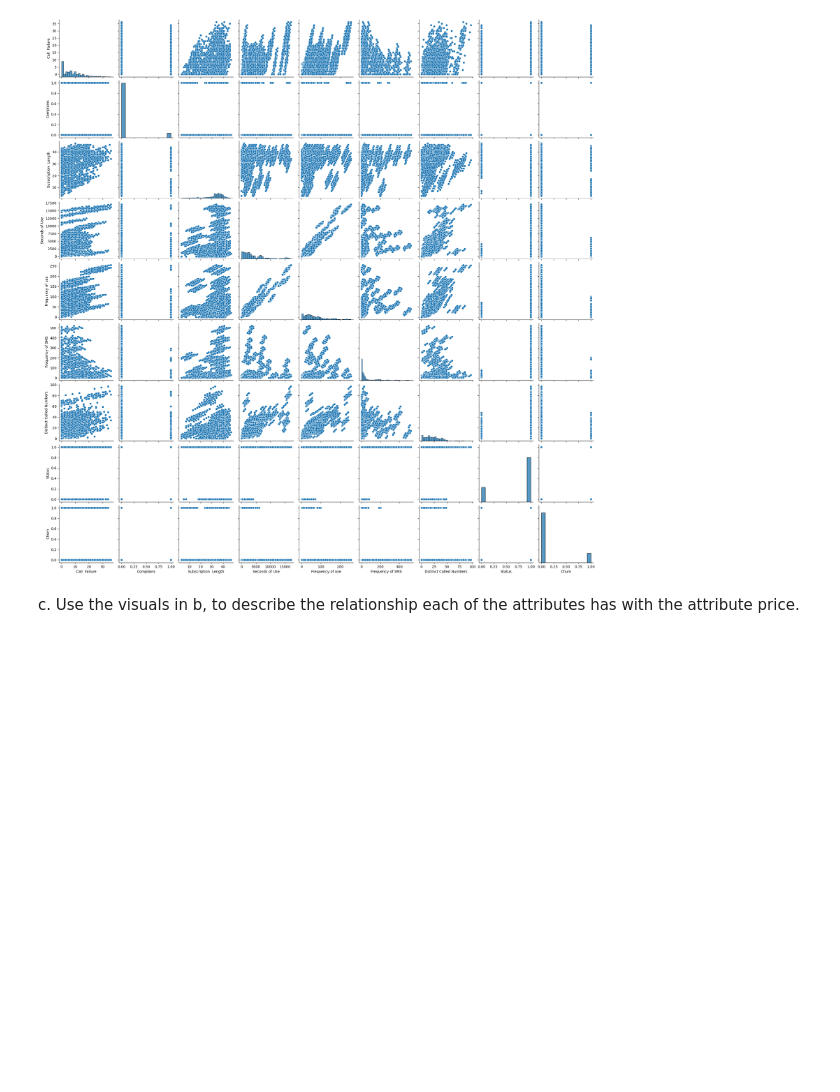
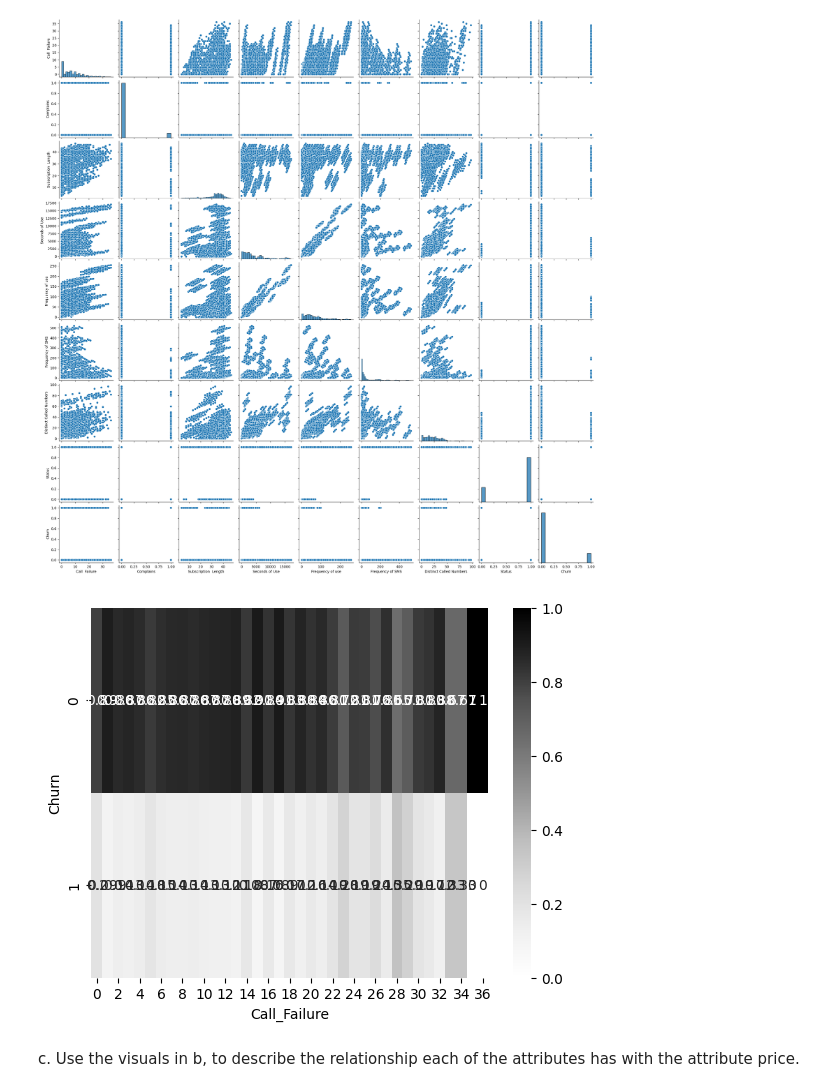
Before and after one commit to ColeDM-2020/Hands-On-Data-INST-447, a Jupyter notebook: Lab 4/wks04_analysis.ipynb, the cells around one changed output. Drawn from its saved outputs; the diff is of its cells as text; code cells hidden in the pictures; blank space fills up the shorter version.

```diff
--- a/Lab 4/wks04_analysis.ipynb
+++ b/Lab 4/wks04_analysis.ipynb
@@ -120,10 +120,12 @@ sns.pairplot(customer_df)
 <seaborn.axisgrid.PairGrid at 0x...>
 [figure]
 # %%
-contingency_tbl = pd.crosstab(adult_df.occupation,adult_df.race)
+contingency_tbl = pd.crosstab(customer_df.Churn,customer_df.Call_Failure)
 probablity_tbl = contingency_tbl/ contingency_tbl.sum()
 sns.heatmap(probablity_tbl, annot=True, center=0.5 ,cmap="Greys")
 plt.show()
+# %% [output]
+[figure, added]
 # %% [markdown]
 c. Use the visuals in b, to describe the relationship each of the attributes has with the attribute price.
 # %% [markdown]
```
Also changed, not shown: parts of 1 cell of this notebook, 1 other file.
